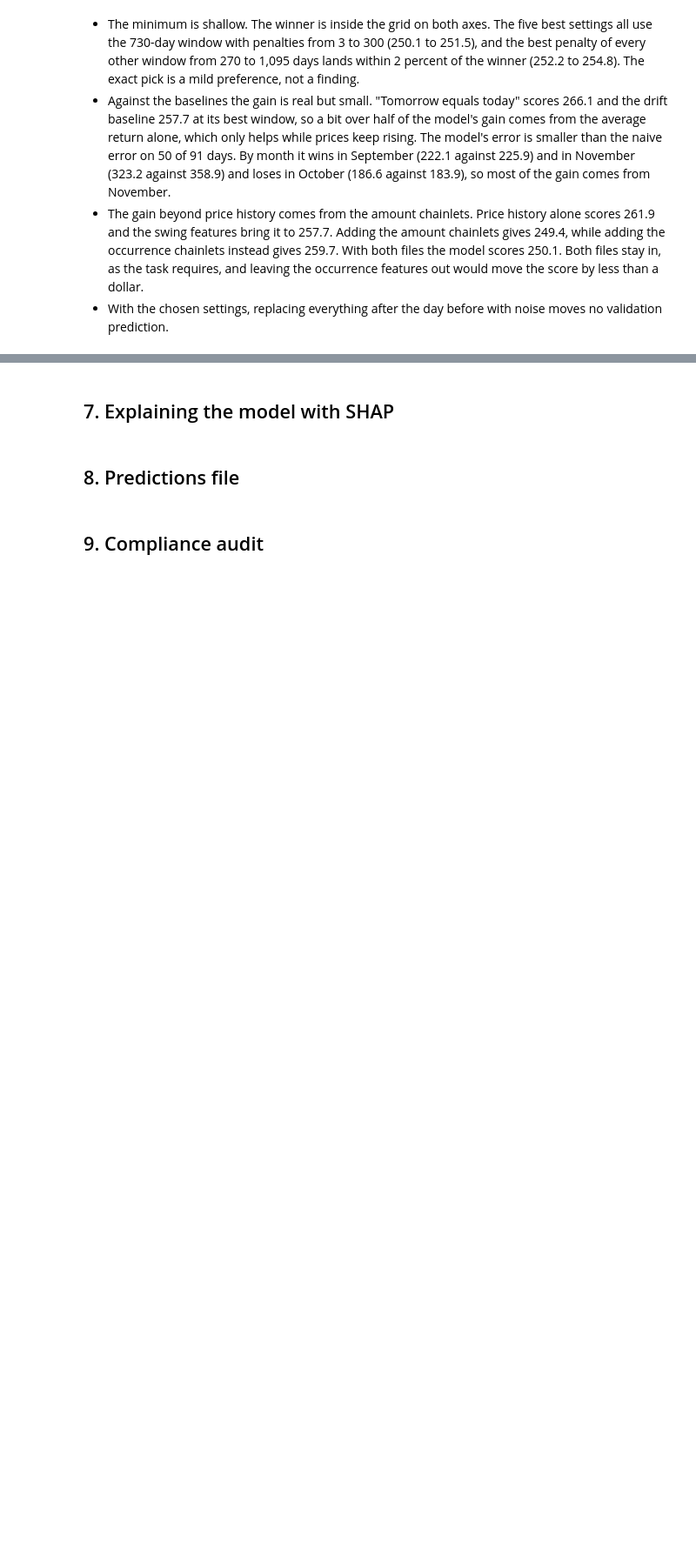
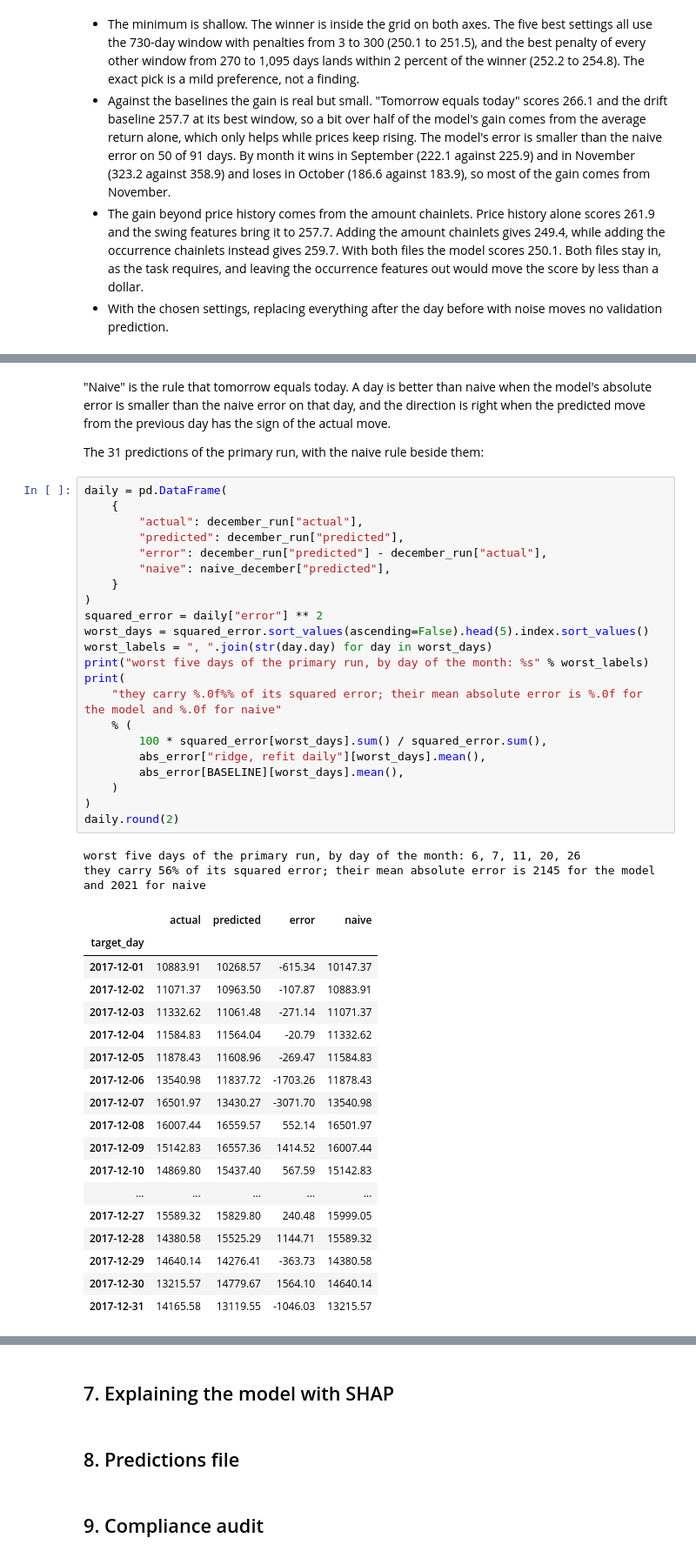
Before and after one commit to alexhubenthal/alexhubenthal-btc-chainlet-hw2, a Jupyter notebook: btc_chainlet_xai.ipynb, the cells around one changed output, grey strips where cells are left out. Shown at 87% size. Drawn from its saved outputs; the diff is of its cells as text; blank space fills up the shorter version.

```diff
--- a/btc_chainlet_xai.ipynb
+++ b/btc_chainlet_xai.ipynb
@@ -1120,0 +1197,49 @@ assert_no_leak(table, scenarios[:1], make_final, WINDOW_DAYS)
+# %% [markdown]
+"Naive" is the rule that tomorrow equals today. A day is better than naive when the model's absolute error is
+smaller than the naive error on that day, and the direction is right when the predicted move from the previous
+day has the sign of the actual move.
+
+The 31 predictions of the primary run, with the naive rule beside them:
+# %%
+daily = pd.DataFrame(
+    {
+        "actual": december_run["actual"],
+        "predicted": december_run["predicted"],
+        "error": december_run["predicted"] - december_run["actual"],
+        "naive": naive_december["predicted"],
+    }
+)
+squared_error = daily["error"] ** 2
+worst_days = squared_error.sort_values(ascending=False).head(5).index.sort_values()
+worst_labels = ", ".join(str(day.day) for day in worst_days)
+print("worst five days of the primary run, by day of the month: %s" % worst_labels)
+print(
+    "they carry %.0f%% of its squared error; their mean absolute error is %.0f for the model and %.0f for naive"
+    % (
+        100 * squared_error[worst_days].sum() / squared_error.sum(),
+        abs_error["ridge, refit daily"][worst_days].mean(),
+        abs_error[BASELINE][worst_days].mean(),
+    )
+)
+daily.round(2)
+# %% [output]
+worst five days of the primary run, by day of the month: 6, 7, 11, 20, 26
+they carry 56% of its squared error; their mean absolute error is 2145 for the model and 2021 for naive
+|  | actual | predicted | error | naive |
+| target_day |  |  |  |  |
+| 2017-12-01 | 10883.91 | 10268.57 | -615.34 | 10147.37 |
+| 2017-12-02 | 11071.37 | 10963.50 | -107.87 | 10883.91 |
+| 2017-12-03 | 11332.62 | 11061.48 | -271.14 | 11071.37 |
+| 2017-12-04 | 11584.83 | 11564.04 | -20.79 | 11332.62 |
+| 2017-12-05 | 11878.43 | 11608.96 | -269.47 | 11584.83 |
+| 2017-12-06 | 13540.98 | 11837.72 | -1703.26 | 11878.43 |
+| 2017-12-07 | 16501.97 | 13430.27 | -3071.70 | 13540.98 |
+| 2017-12-08 | 16007.44 | 16559.57 | 552.14 | 16501.97 |
+| 2017-12-09 | 15142.83 | 16557.36 | 1414.52 | 16007.44 |
+| 2017-12-10 | 14869.80 | 15437.40 | 567.59 | 15142.83 |
+| ... | ... | ... | ... | ... |
+| 2017-12-27 | 15589.32 | 15829.80 | 240.48 | 15999.05 |
+| 2017-12-28 | 14380.58 | 15525.29 | 1144.71 | 15589.32 |
+| 2017-12-29 | 14640.14 | 14276.41 | -363.73 | 14380.58 |
+| 2017-12-30 | 13215.57 | 14779.67 | 1564.10 | 14640.14 |
+| 2017-12-31 | 14165.58 | 13119.55 | -1046.03 | 13215.57 |
```
Also changed, not shown: parts of 6 cells of this notebook.
